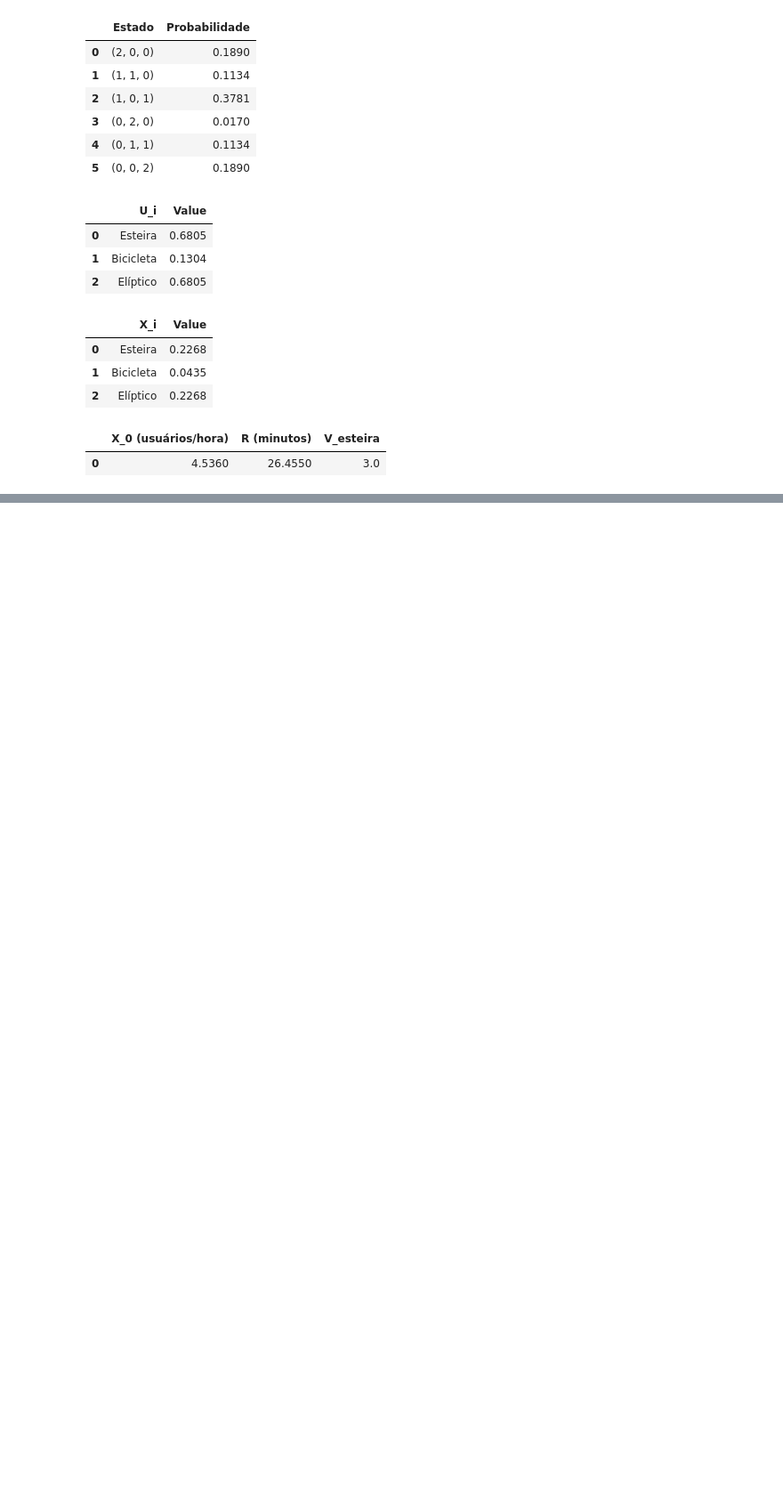
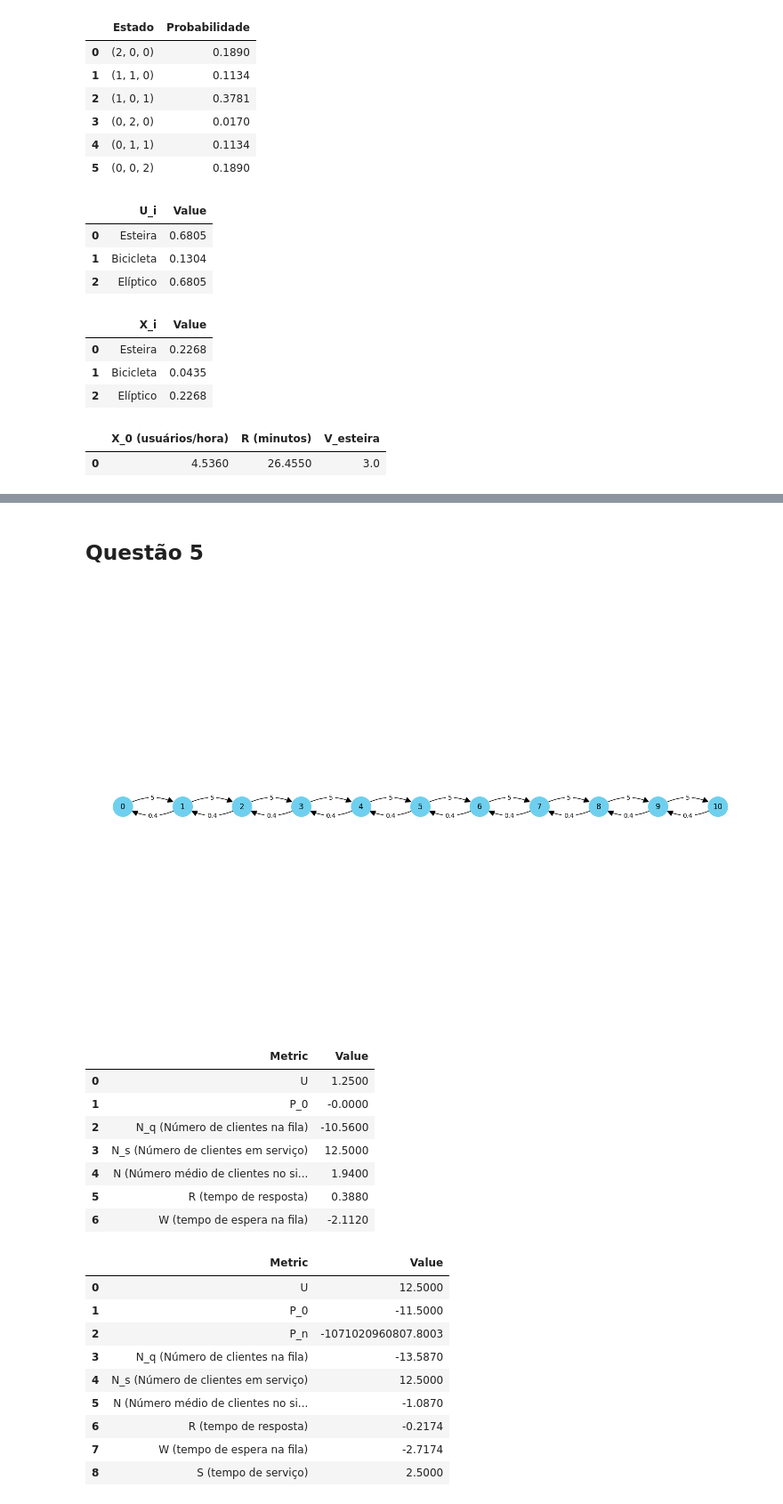
Before and after one commit to joaomarcostg/ADS, a Jupyter notebook: draw.ipynb, the cells around one changed output, grey strips where cells are left out. Shown: that part at 89% size. Drawn from its saved outputs; the diff is of its cells as text; code cells hidden in the pictures; blank space fills up the shorter version.

```diff
--- a/draw.ipynb
+++ b/draw.ipynb
@@ -846,0 +1094,45 @@ TypeError: calculate_metrics3() got an unexpected keyword argument 'lambda_syste
+# %% [markdown]
+## Questão 5
+# %%
+# QUESTAO 5
+M = 10
+B = 10
+K = 1
+lambdaValue = 5
+custom_lambdas = []
+lambdas = [ lambdaValue if lambdaValue != None else custom_lambdas[i] for i in range(0, B)]
+muValue = 1 / 2.5
+custom_mus = [ M if i >= M else i + 1 for i in range(0, B)]
+mus = [ muValue if muValue != None else custom_mus[i] for i in range(0, B)]
+
+states = generate_states_birthdeath(B)
+edges = generate_edges_birthdeath(states, lambdas, mus)
+
+draw_network_graph_birthdeath(B, states, edges, 'birthdeathmodel', dpi=500)
+
+results = calculate_birth_death_metrics_MMm(lambdaValue, muValue, m=10)
+results2 = calculate_birth_death_metrics_mm1(lambdaValue, muValue, n=10)
+results3 = calculate_metrics_MMm(lambdaValue, muValue, m=10)
+display(pd.DataFrame(list(results.items()), columns=['Metric', 'Value']))
+display(pd.DataFrame(list(results2.items()), columns=['Metric', 'Value']))
+display(pd.DataFrame(list(results3.items()), columns=['Metric', 'Value']))
+# %% [output]
+[figure, added]
+|  | Metric | Value |
+| 0 | U | 1.2500 |
+| 1 | P_0 | -0.0000 |
+| 2 | N_q (Número de clientes na fila) | -10.5600 |
+| 3 | N_s (Número de clientes em serviço) | 12.5000 |
+| 4 | N (Número médio de clientes no si... | 1.9400 |
+| 5 | R (tempo de resposta) | 0.3880 |
+| 6 | W (tempo de espera na fila) | -2.1120 |
+|  | Metric | Value |
+| 0 | U | 12.5000 |
+| 1 | P_0 | -11.5000 |
+| 2 | P_n | -1071020960807.8003 |
+| 3 | N_q (Número de clientes na fila) | -13.5870 |
+| 4 | N_s (Número de clientes em serviço) | 12.5000 |
+| 5 | N (Número médio de clientes no si... | -1.0870 |
+| 6 | R (tempo de resposta) | -0.2174 |
+| 7 | W (tempo de espera na fila) | -2.7174 |
+| 8 | S (tempo de serviço) | 2.5000 |
```
Also changed, not shown: parts of 14 cells of this notebook, 11 other files.
